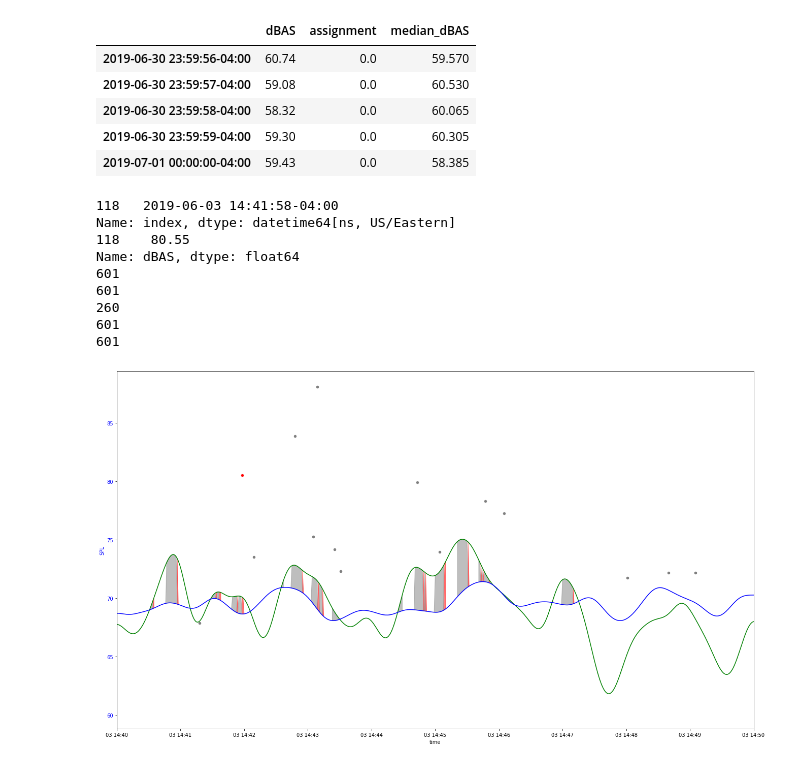
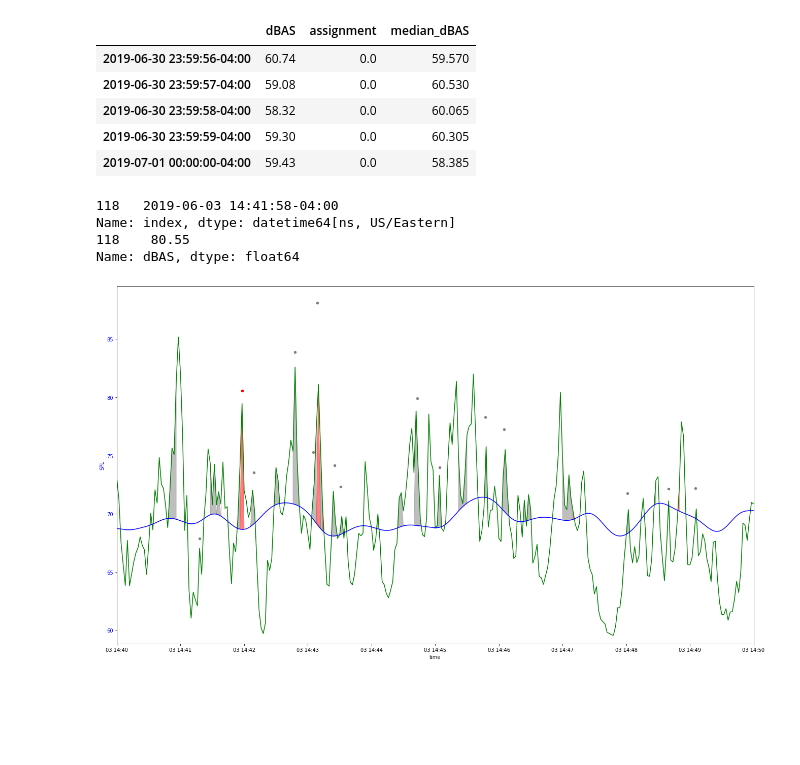
Before and after one commit to marin-hyatt/public-redhook-analysis, a Jupyter notebook: Truck_Analysis.ipynb, the cells around one changed output. Cells and saved outputs as stored; diff of their text form; code cells hidden in the pictures; blank space fills up the shorter version.

Commit message:
Added new plots

```diff
--- a/Truck_Analysis.ipynb
+++ b/Truck_Analysis.ipynb
@@ -1457,16 +1471,16 @@ def plot_truck_clusters_scatter_median_shading(joined_df_median, peak_window_siz
     ax1.fill_between( \
                      x=joined_df_median.iloc[::ds_factor].reset_index()['index'], \
 #                      x=joined_df_median.iloc[::ds_factor]['assignment']==1
-                     y1=min_y[::ds_factor], \
-                     y2=max_y[::ds_factor], \
+                     y1=min_y, \
+                     y2=max_y, \
                      where=(joined_df_median.iloc[::ds_factor]['assignment']==1) & (max_y>min_y), \
 #                      where=max_y>min_y, \
                      color='r', alpha=0.5, interpolate=True)
 
     #Plot regions corresponding to other clusters
     ax1.fill_between(x=joined_df_median.iloc[::ds_factor].reset_index()['index'], \
-                     y1=min_y[::ds_factor], \
-                     y2=max_y[::ds_factor], \
+                     y1=min_y, \
+                     y2=max_y, \
                      where=(joined_df_median.iloc[::ds_factor]['assignment']==2) & (max_y>min_y),
 #                      where=max_y>min_y, \
                      color='tab:gray', alpha=0.5, interpolate=True)
@@ -1477,15 +1491,10 @@ def plot_truck_clusters_scatter_median_shading(joined_df_median, peak_window_siz
     fig.show()
 # %%
 plot_truck_clusters_scatter_median_shading(all_joined_df_cut_median['2019-06-03 14:40:00-04:00':'2019-06-03 14:50:00-04:00'], \
-                            7, 10, 10, 1, 'gaussian')
+                            7, 0.5, 10, 2, 'gaussian')
 # %% [output]
 118   2019-06-03 14:41:58-04:00
 Name: index, dtype: datetime64[ns, US/Eastern]
 118    80.55
 Name: dBAS, dtype: float64
-601
-601
-260
-601
-601
-[figure, old version]
+[figure, new version]
```
Also changed, not shown: parts of 15 cells of this notebook.
